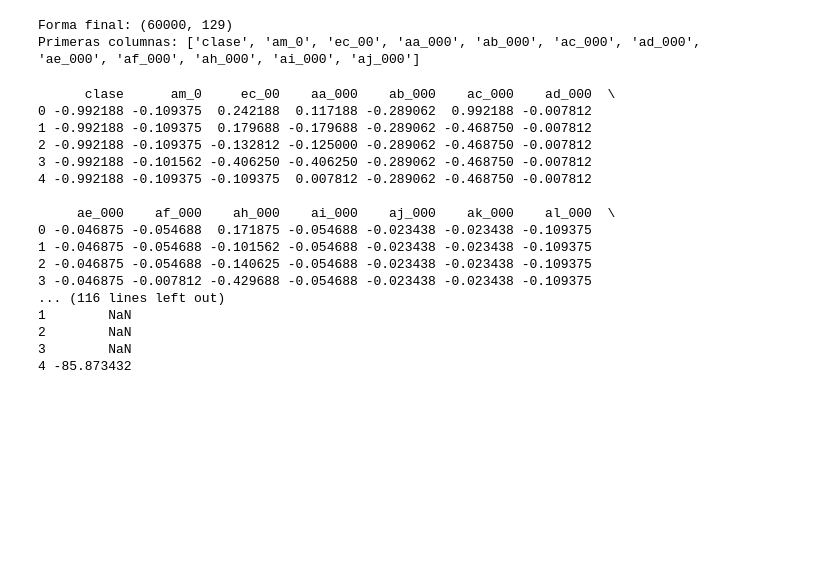
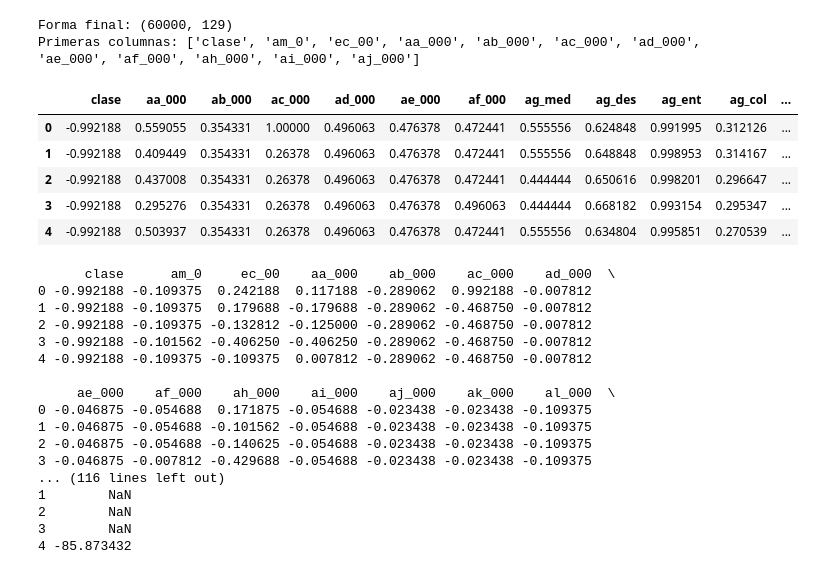
Before and after one commit to marcohinojosag/IA_MKTR, a Jupyter notebook: cod.ipynb, the cells around one changed output. Cells and saved outputs as stored; diff of their text form; code cells hidden in the pictures; blank space fills up the shorter version.

```diff
--- a/cod.ipynb
+++ b/cod.ipynb
@@ -275,0 +454,10 @@ Primeras columnas: ['clase', 'am_0', 'ec_00', 'aa_000', 'ab_000', 'ac_000', 'ad_
+# %%
+df_out = fit_transform_pipeline(df)
+df_out.head()
+# %% [output]
+|  | clase | aa_000 | ab_000 | ac_000 | ad_000 | ae_000 | af_000 | ag_med | ag_des | ag_ent | ag_col | ... |
+| 0 | -0.992188 | 0.559055 | 0.354331 | 1.00000 | 0.496063 | 0.476378 | 0.472441 | 0.555556 | 0.624848 | 0.991995 | 0.312126 | ... |
+| 1 | -0.992188 | 0.409449 | 0.354331 | 0.26378 | 0.496063 | 0.476378 | 0.472441 | 0.555556 | 0.648848 | 0.998953 | 0.314167 | ... |
+| 2 | -0.992188 | 0.437008 | 0.354331 | 0.26378 | 0.496063 | 0.476378 | 0.472441 | 0.444444 | 0.650616 | 0.998201 | 0.296647 | ... |
+| 3 | -0.992188 | 0.295276 | 0.354331 | 0.26378 | 0.496063 | 0.476378 | 0.496063 | 0.444444 | 0.668182 | 0.993154 | 0.295347 | ... |
+| 4 | -0.992188 | 0.503937 | 0.354331 | 0.26378 | 0.496063 | 0.476378 | 0.472441 | 0.555556 | 0.634804 | 0.995851 | 0.270539 | ... |
```
Also changed, not shown: parts of 2 cells of this notebook.
